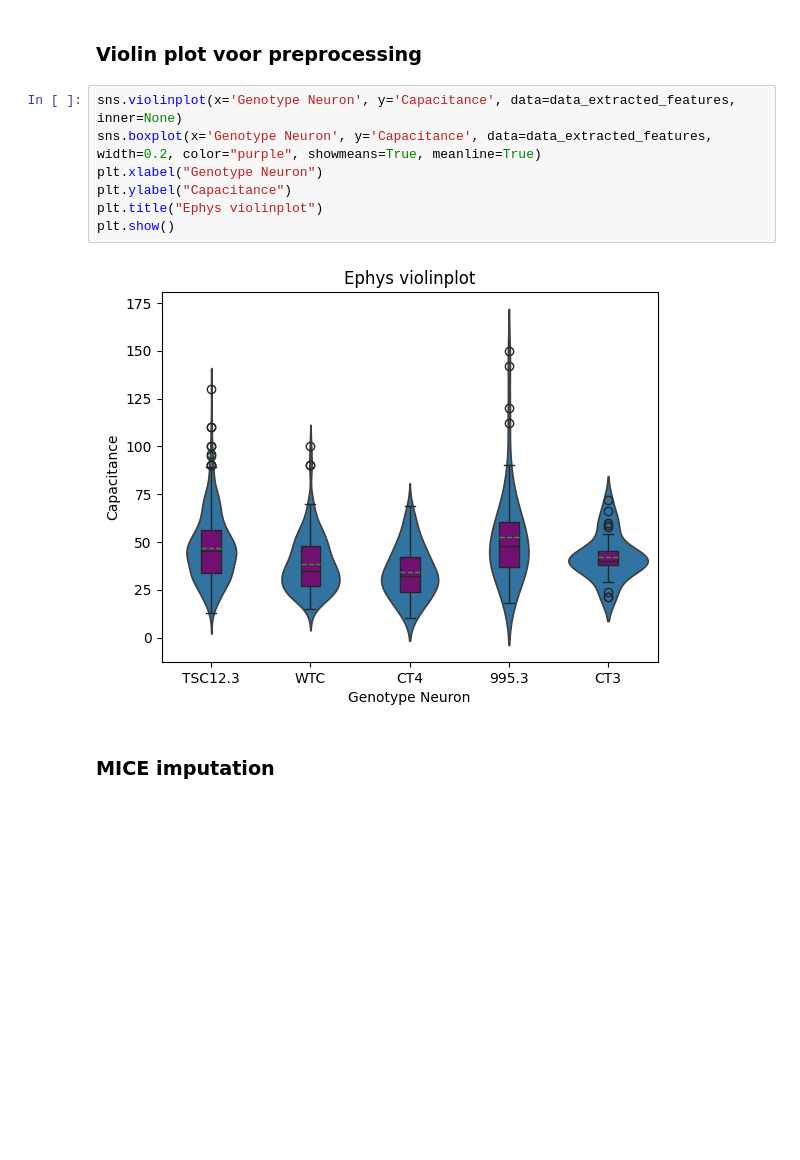
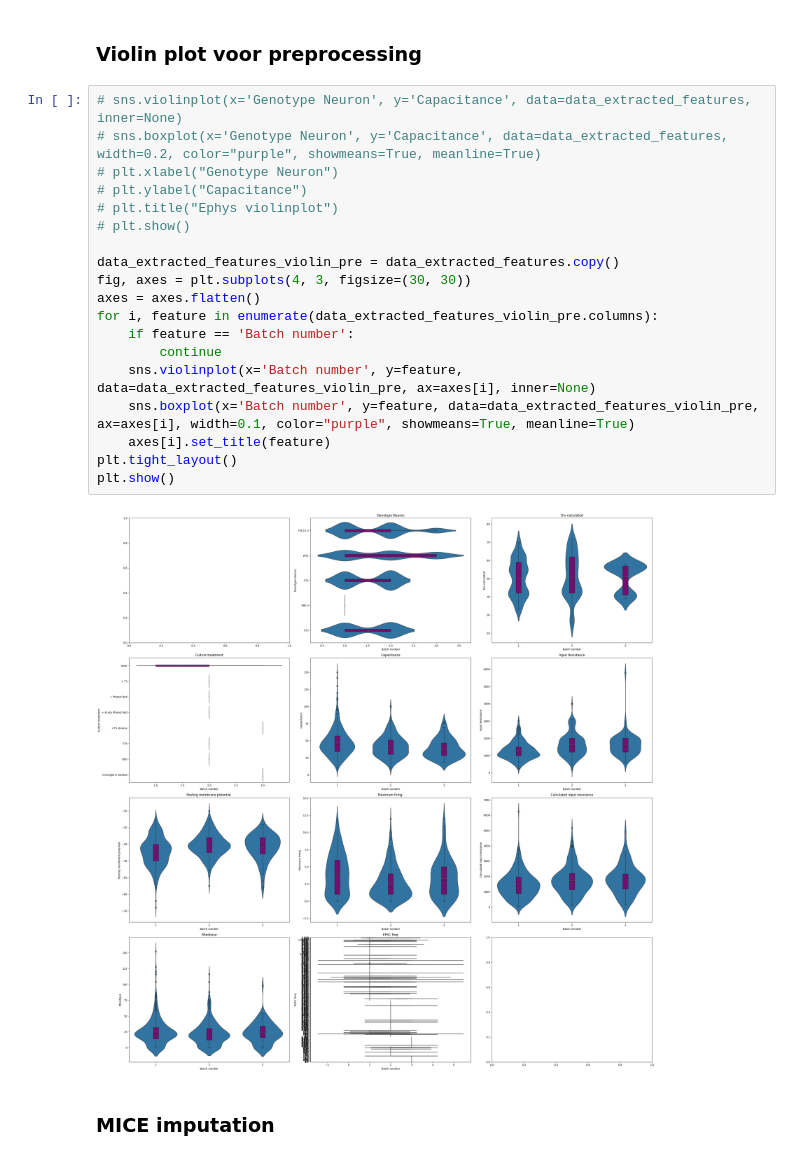
Before and after one commit to wesleysSon/Bpsysio-Ephys, a Jupyter notebook: Ephys workflow WEsley.ipynb, the cells around one changed output. Drawn from its saved outputs; the diff is of its cells as text; blank space fills up the shorter version.

Commit message:
Per feature batch number vs feature in een violin + boxplot geplot. Alleen nog goed de quantiles zien te plotten

```diff
--- a/Ephys workflow WEsley.ipynb
+++ b/Ephys workflow WEsley.ipynb
@@ -60,14 +60,26 @@ Loading data...
 # %% [markdown]
 ### Violin plot voor preprocessing
 # %%
-sns.violinplot(x='Genotype Neuron', y='Capacitance', data=data_extracted_features, inner=None)
-sns.boxplot(x='Genotype Neuron', y='Capacitance', data=data_extracted_features, width=0.2, color="purple", showmeans=True, meanline=True)
-plt.xlabel("Genotype Neuron")
-plt.ylabel("Capacitance")
-plt.title("Ephys violinplot")
+# sns.violinplot(x='Genotype Neuron', y='Capacitance', data=data_extracted_features, inner=None)
+# sns.boxplot(x='Genotype Neuron', y='Capacitance', data=data_extracted_features, width=0.2, color="purple", showmeans=True, meanline=True)
+# plt.xlabel("Genotype Neuron")
+# plt.ylabel("Capacitance")
+# plt.title("Ephys violinplot")
+# plt.show()
+
+data_extracted_features_violin_pre = data_extracted_features.copy()
+fig, axes = plt.subplots(4, 3, figsize=(30, 30))
+axes = axes.flatten()
+for i, feature in enumerate(data_extracted_features_violin_pre.columns):
+    if feature == 'Batch number':
+        continue
+    sns.violinplot(x='Batch number', y=feature, data=data_extracted_features_violin_pre, ax=axes[i], inner=None)
+    sns.boxplot(x='Batch number', y=feature, data=data_extracted_features_violin_pre, ax=axes[i], width=0.1, color="purple", showmeans=True, meanline=True)
+    axes[i].set_title(feature)
+plt.tight_layout()
 plt.show()
 # %% [output]
-[figure, old version]
+[figure, new version]
 # %% [markdown]
 ### MICE imputation
 # %%
```
Also changed, not shown: parts of 2 cells of this notebook.
